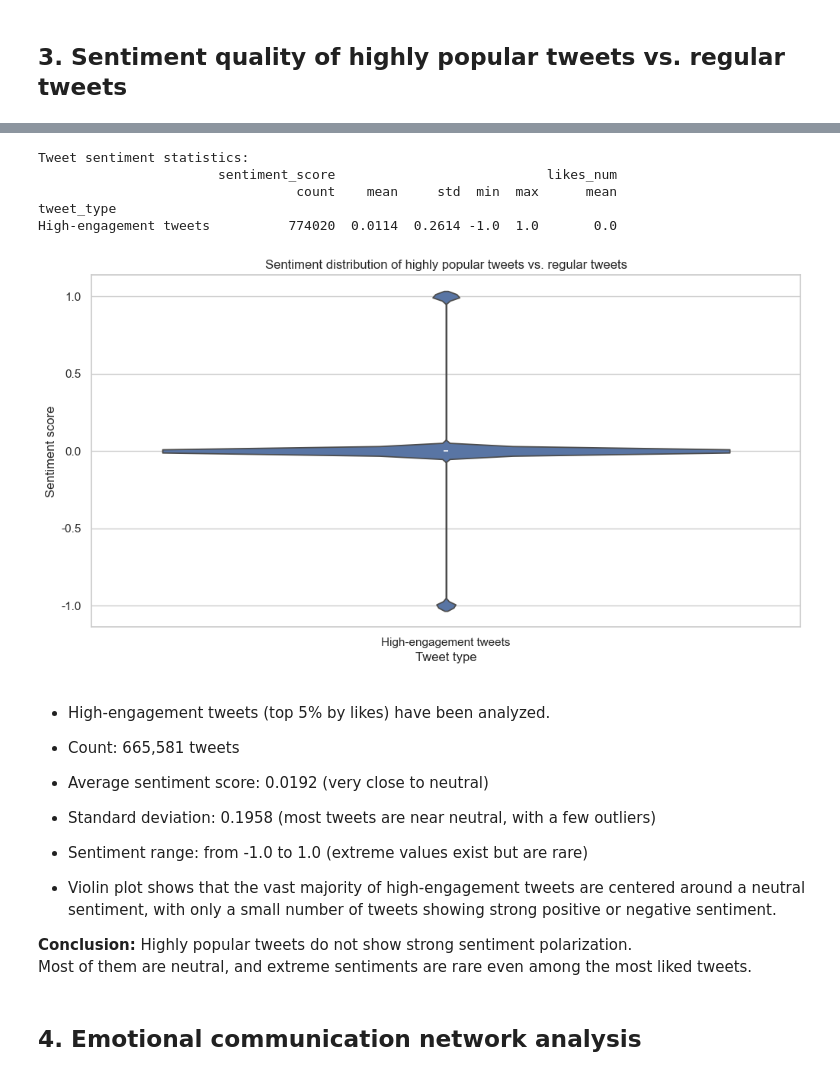
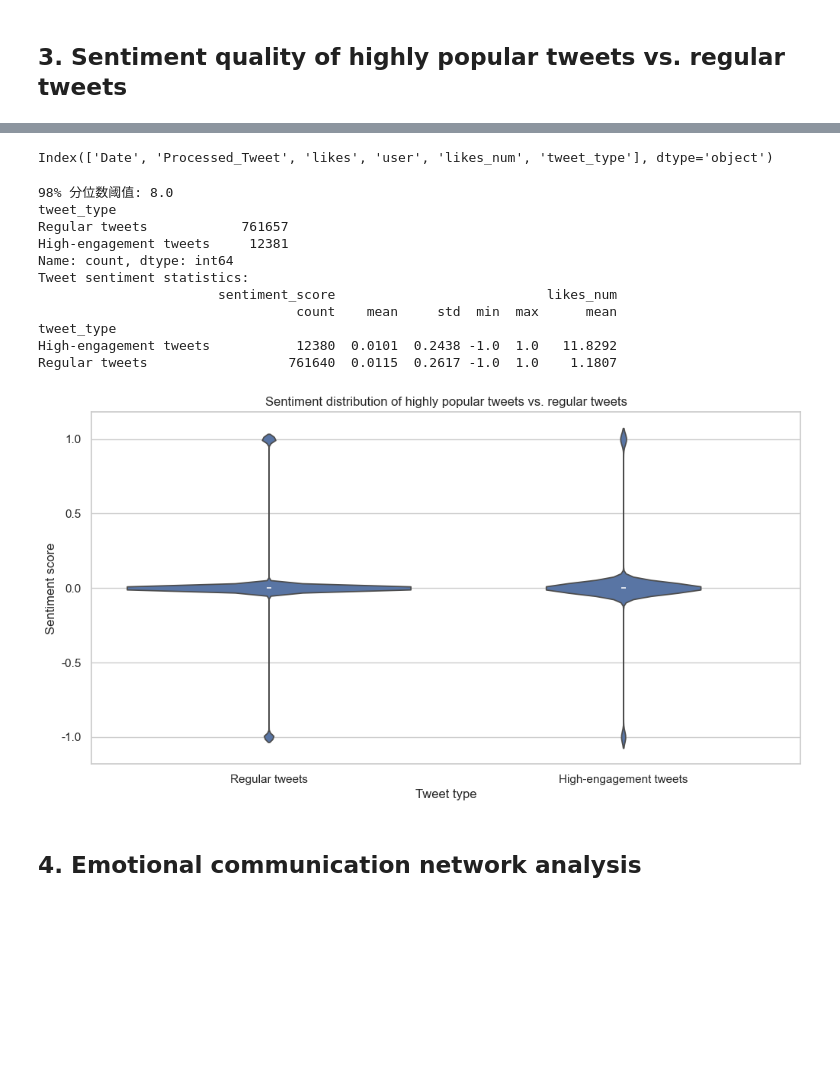
Before and after one commit to INdieCogneuro/IE684-TweetMiner_Market_Sentiment_Analysis, a Jupyter notebook: 4_Analysis/6_UserEngagementandSentimentDiffusionAnalysis.ipynb, the cells around one changed output, grey strips where cells are left out. Saved outputs shown, nothing was run; the diff lists cells and outputs as text; code cells hidden in the pictures; blank space fills up the shorter version.

```diff
--- a/4_Analysis/6_UserEngagementandSentimentDiffusionAnalysis.ipynb
+++ b/4_Analysis/6_UserEngagementandSentimentDiffusionAnalysis.ipynb
@@ -147,0 +147,14 @@ High-engagement users (as defined by total likes) do not show strong sentimen
+# %%
+def extract_likes(likes_info):
+    if pd.isna(likes_info):  # if likes_info is NaN, return 0
+        return 0
+    try:
+        if isinstance(likes_info, str):  # if likes_info is a string, convert it to a dictionary
+            import ast
+            likes_info = ast.literal_eval(likes_info)
+        return likes_info.get('total', 0)  # Extract the value of the 'total' field
+    except Exception as e:
+        print(f"Error parsing likes_info: {likes_info}, error: {e}")
+        return 0  # Returns 0 if parsing fails
+
+merged_df['likes_num'] = meta_df['likes'].apply(extract_likes)
@@ -148,47 +191,46 @@ High-engagement users (as defined by total likes) do not show strong sentimen
+# %%
+print(meta_df.columns)
+# %% [output]
+Index(['Date', 'Processed_Tweet', 'likes', 'user', 'likes_num', 'tweet_type'], dtype='object')
 # %%
 # Define the standard for highly popular tweets
-tweet_like_threshold = merged_df['likes_num'].quantile(0.95)
+
+tweet_like_threshold = merged_df['likes_num'].quantile(0.98)
+print(f"98% 分位数阈值: {tweet_like_threshold}")
 merged_df['tweet_type'] = np.where(merged_df['likes_num'] >= tweet_like_threshold, 'High-engagement tweets', 'Regular tweets')
+
+print(merged_df['tweet_type'].value_counts())
+
 
 # calculate the sentiment statistics
 tweet_sentiment_stats = merged_df.groupby('tweet_type').agg({
     'sentiment_score': ['count', 'mean', 'std', 'min', 'max'],
     'likes_num': 'mean'
 }).round(4)
 
 print("Tweet sentiment statistics:")
 print(tweet_sentiment_stats)
 
 # visualize the sentiment distribution
 plt.figure(figsize=(12, 6))
 sns.violinplot(x='tweet_type', y='sentiment_score', data=merged_df)
 plt.title('Sentiment distribution of highly popular tweets vs. regular tweets')
 plt.xlabel('Tweet type')
 plt.ylabel('Sentiment score')
 plt.show()
 # %% [output]
+98% 分位数阈值: 8.0
+tweet_type
+Regular tweets            761657
+High-engagement tweets     12381
+Name: count, dtype: int64
 Tweet sentiment statistics:
                        sentiment_score                           likes_num
                                  count    mean     std  min  max      mean
 tweet_type
-High-engagement tweets          774020  0.0114  0.2614 -1.0  1.0       0.0
+High-engagement tweets           12380  0.0101  0.2438 -1.0  1.0   11.8292
+Regular tweets                  761640  0.0115  0.2617 -1.0  1.0    1.1807
-[figure, old version]
+[figure, new version]
-# %% [markdown]
-
-- High-engagement tweets (top 5% by likes) have been analyzed.
-
-- Count: 665,581 tweets
-
-- Average sentiment score: 0.0192 (very close to neutral)
-
-- Standard deviation: 0.1958 (most tweets are near neutral, with a few outliers)
-
-- Sentiment range: from -1.0 to 1.0 (extreme values exist but are rare)
-
-- Violin plot shows that the vast majority of high-engagement tweets are centered around a neutral sentiment, with only a small number of tweets showing strong positive or negative sentiment.
-
-**Conclusion:**
-Highly popular tweets do not show strong sentiment polarization. Most of them are neutral, and extreme sentiments are rare even among the most liked tweets.
 # %% [markdown]
 
 ## 4. Emotional communication network analysis
```
Also changed, not shown: parts of 12 cells of this notebook, 5 other files.
